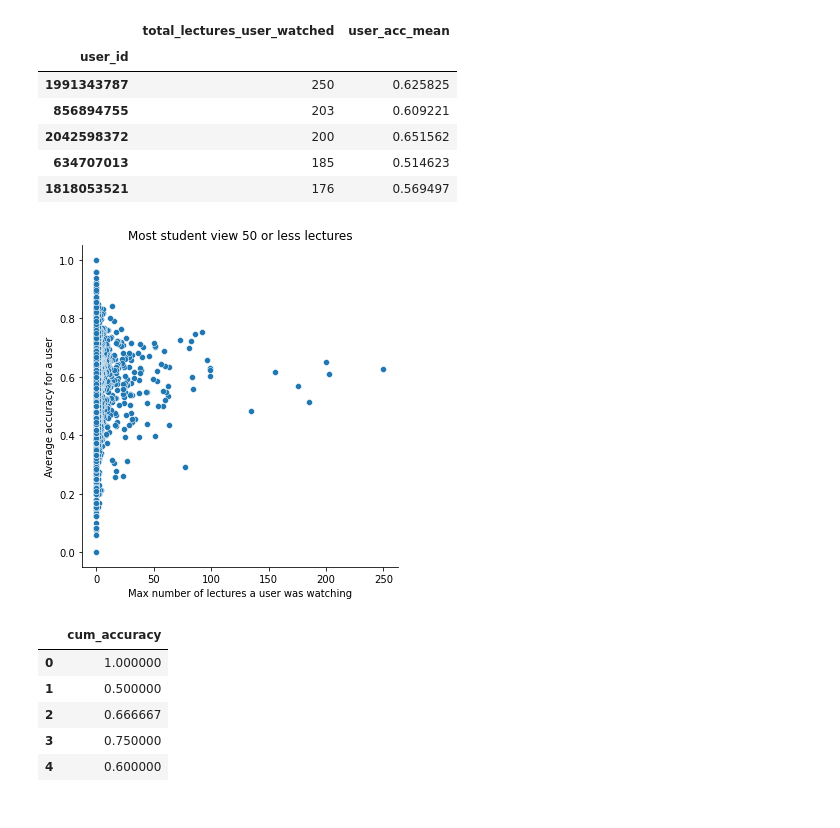
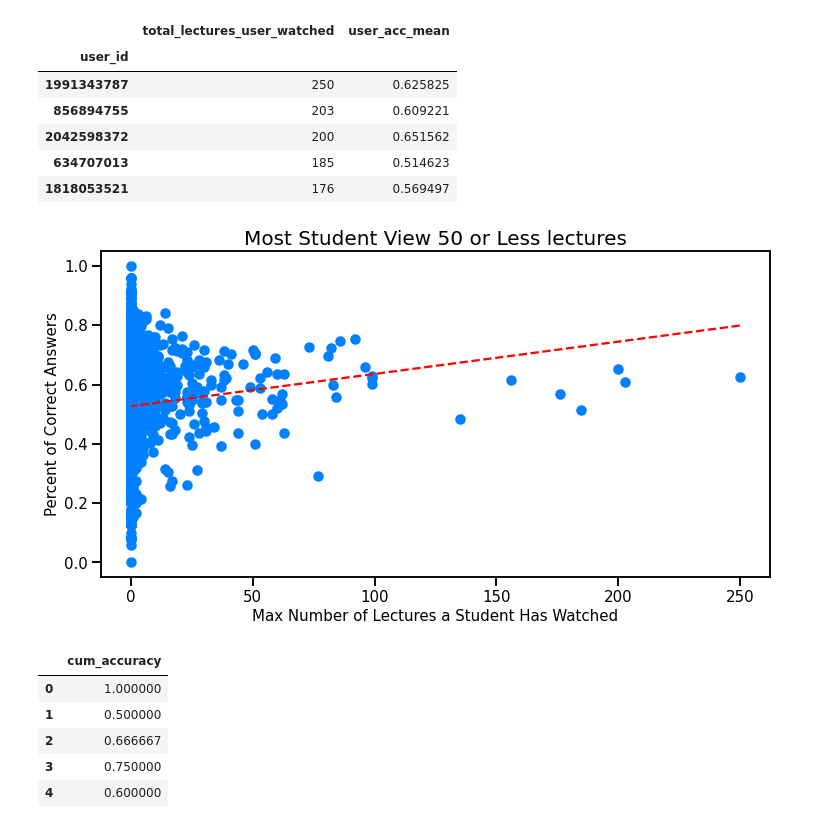
Before and after one commit to Riiid-Team/AI-Learning, a Jupyter notebook: MVP-Shi.ipynb, the cells around one changed output. Cells and saved outputs as stored; diff of their text form; code cells hidden in the pictures.

Commit message:
completed the decorating of the visualization

```diff
--- a/MVP-Shi.ipynb
+++ b/MVP-Shi.ipynb
@@ -1631,0 +1626,11 @@ plt.show()
+# %%
+sns.set_context('talk')
+
+plt.figure(figsize=(13,7))
+sns.barplot(data=train, x='sections', y='answered_correctly', hue='question_had_explanation',
+            palette=['#d55e00', '#009e73'], ec='black')
+plt.title("Students Perform Better on Questions with an Explanation", fontweight='bold', fontsize=20)
+plt.xlabel("")
+plt.ylabel("Percent of Correct Answers")
+plt.legend(bbox_to_anchor=(1, 1), title ='Had Explanation')
+plt.show()
@@ -1680,13 +1687,23 @@ user_lectures_accu.head()
 # %%
 # Plot the average accuracy of a user again the lectures the user has watched in total
 
-sns.relplot(data=user_lectures_accu, x='total_lectures_user_watched', y='user_acc_mean')
-plt.title("Most student view 50 or less lectures")
-plt.xlabel("Max number of lectures a user was watching")
-plt.ylabel("Average accuracy for a user")
+fig = plt.figure(figsize=(12,6))
+x = user_lectures_accu.total_lectures_user_watched
+y = user_lectures_accu.user_acc_mean
+plt.scatter(x, y, marker='o',color='#0080ff')
+plt.title("Most Student View 50 or Less lectures", fontsize=20)
+plt.xlabel("Max Number of Lectures a Student Has Watched", fontsize=15)
+plt.ylabel("Percent of Correct Answers", fontsize=15)
+plt.xticks(rotation=0, fontsize=15)
+plt.yticks(rotation=0, fontsize=15)
+
+z = np.polyfit(x, y, 1)
+p = np.poly1d(z)
+plt.plot(x,p(x),"r--")
+
 plt.show()
 # %% [output]
-[figure, old version]
+[figure, new version]
 # %%
 # Compute the users' cumulative accuracy over time
 
```
Also changed, not shown: parts of 10 cells of this notebook.
